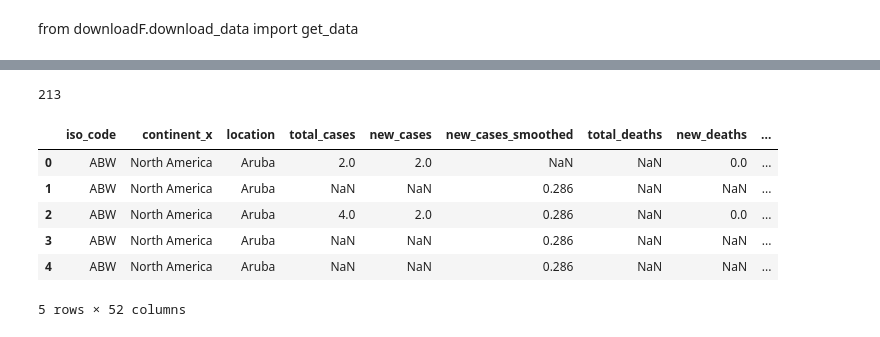
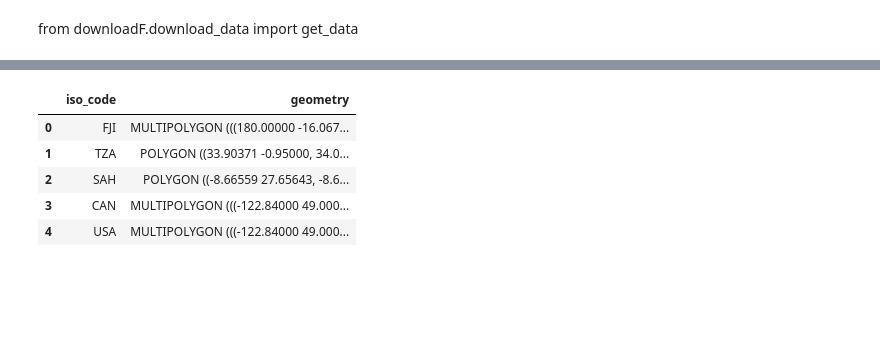
Before and after one commit to anzester/Covid19, a Jupyter notebook: Covid19_map.ipynb, the cells around one changed output, grey strips where cells are left out. Drawn from its saved outputs; the diff is of its cells as text; code cells hidden in the pictures; blank space fills up the shorter version.

```diff
--- a/Covid19_map.ipynb
+++ b/Covid19_map.ipynb
@@ -138,13 +133,0 @@ covid.head()
-# %%
-data = covid.merge(locations, how='inner', on='location')
-print(len(data.location.unique()))
-data.head()
-# %% [output]
-213
-|  | iso_code | continent_x | location | total_cases | new_cases | new_cases_smoothed | total_deaths | new_deaths | ... |
-| 0 | ABW | North America | Aruba | 2.0 | 2.0 | NaN | NaN | 0.0 | ... |
-| 1 | ABW | North America | Aruba | NaN | NaN | 0.286 | NaN | NaN | ... |
-| 2 | ABW | North America | Aruba | 4.0 | 2.0 | 0.286 | NaN | 0.0 | ... |
-| 3 | ABW | North America | Aruba | NaN | NaN | 0.286 | NaN | NaN | ... |
-| 4 | ABW | North America | Aruba | NaN | NaN | 0.286 | NaN | NaN | ... |
-5 rows × 52 columns
@@ -150,0 +138,15 @@ data.head()
+# %%
+# read the geographical data map using geopandas
+geo = gpd.read_file('ne_110m_admin_0_countries/ne_110m_admin_0_countries.shp')
+
+# we only need a subset of country names, country codes and geometry data
+geo = geo[['ADM0_A3','geometry']]
+geo.rename(columns={'ADM0_A3':'iso_code'}, inplace=True)
+geo.head()
+# %% [output]
+|  | iso_code | geometry |
+| 0 | FJI | MULTIPOLYGON (((180.00000 -16.067... |
+| 1 | TZA | POLYGON ((33.90371 -0.95000, 34.0... |
+| 2 | SAH | POLYGON ((-8.66559 27.65643, -8.6... |
+| 3 | CAN | MULTIPOLYGON (((-122.84000 49.000... |
+| 4 | USA | MULTIPOLYGON (((-122.84000 49.000... |
```
Also changed, not shown: parts of 17 cells of this notebook.
